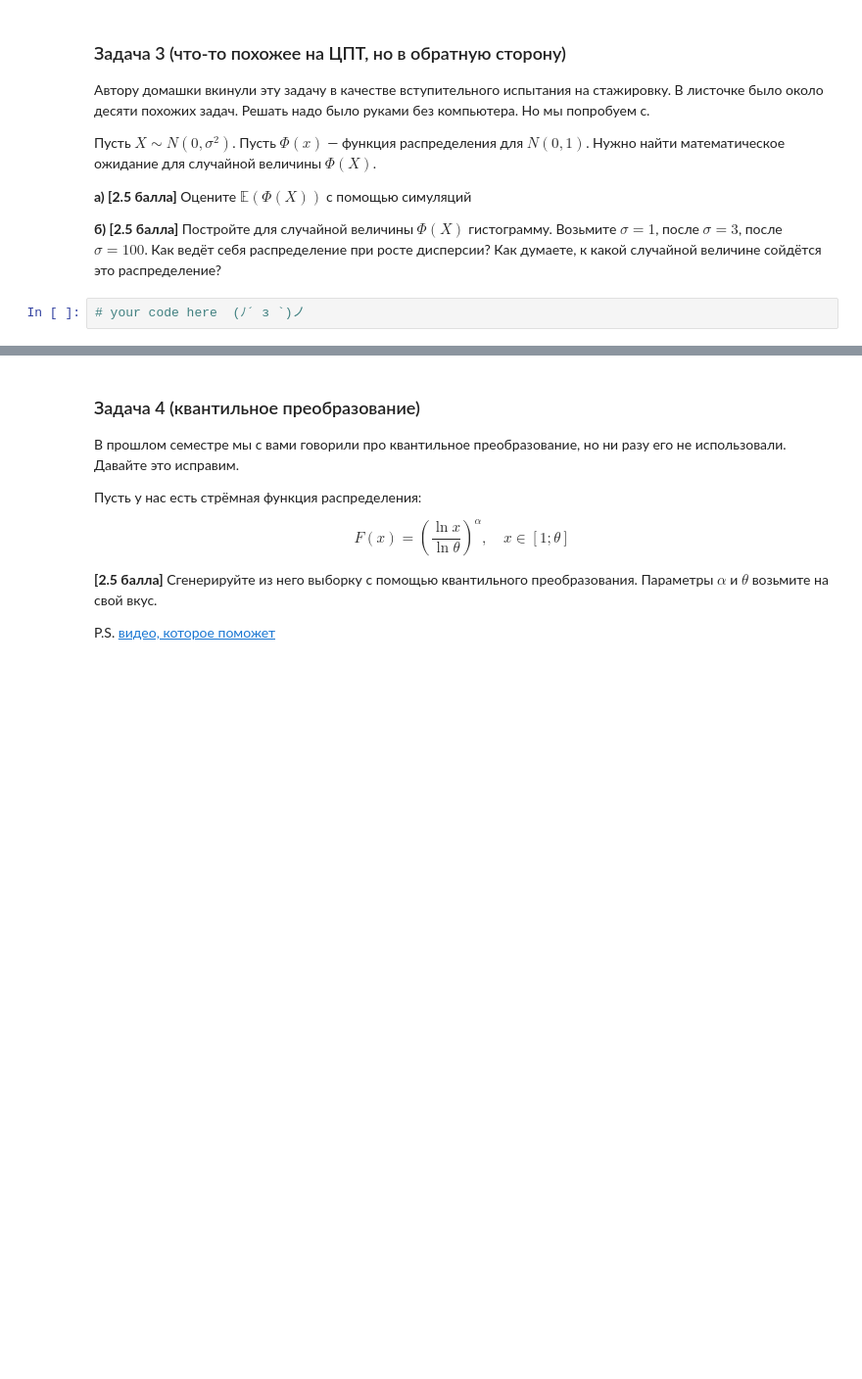
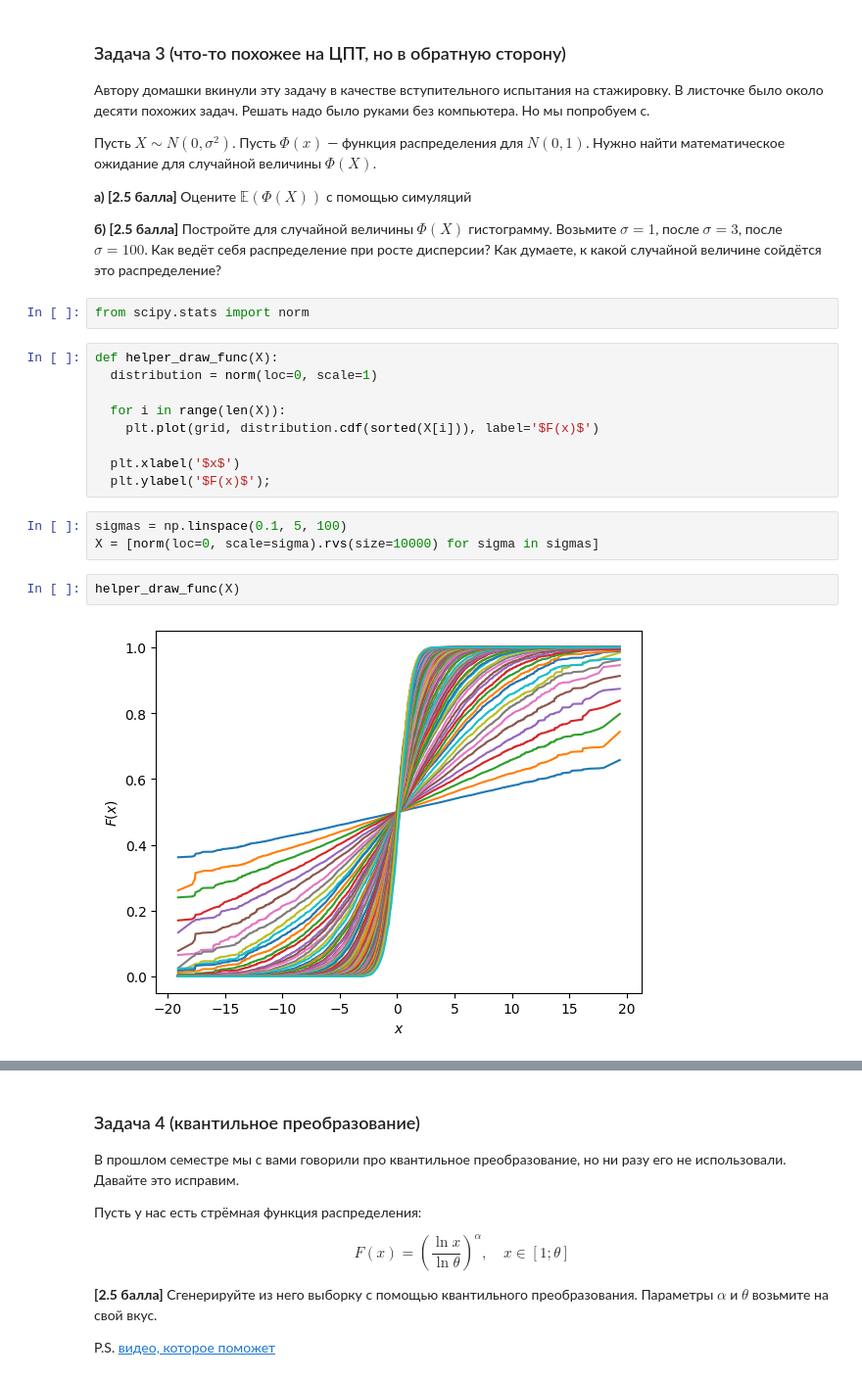
Before and after one commit to Kulikov17/MLDS_math_2022, a Jupyter notebook: hw_matstat/yam_hw01-hakuna_matata.ipynb, the cells around one changed output, grey strips where cells are left out. Shown: that part at 98% size. Drawn from its saved outputs; the diff is of its cells as text; blank space fills up the shorter version.

```diff
--- a/hw_matstat/yam_hw01-hakuna_matata.ipynb
+++ b/hw_matstat/yam_hw01-hakuna_matata.ipynb
@@ -338,5 +338,21 @@ plt.hist(pumba_research_exp, 50);
 __а) [2.5 балла]__ Оцените $\mathbb{E}(\Phi(X))$ с помощью симуляций
 
 __б) [2.5 балла]__ Постройте для случайной величины $\Phi(X)$ гистограмму. Возьмите $\sigma = 1$, после $\sigma = 3$, после $\sigma = 100$. Как ведёт себя распределение при росте дисперсии? Как думаете, к какой случайной величине сойдётся это распределение?
+# %%
+from scipy.stats import norm
+# %%
+def helper_draw_func(X):
+  distribution = norm(loc=0, scale=1)
+
+  for i in range(len(X)):
+    plt.plot(grid, distribution.cdf(sorted(X[i])), label='$F(x)$')
+
+  plt.xlabel('$x$')
+  plt.ylabel('$F(x)$');
 # %%
-# your code here  (ﾉ´ з `)ノ
+sigmas = np.linspace(0.1, 5, 100)
+X = [norm(loc=0, scale=sigma).rvs(size=10000) for sigma in sigmas]
+# %%
+helper_draw_func(X)
+# %% [output]
+[figure, added]
```
Also changed, not shown: parts of 3 cells of this notebook.
